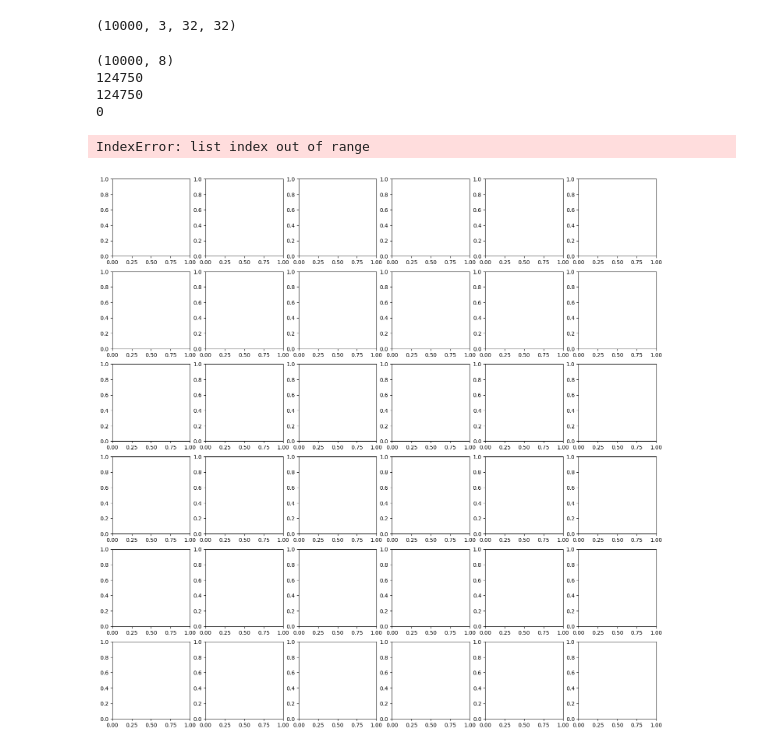
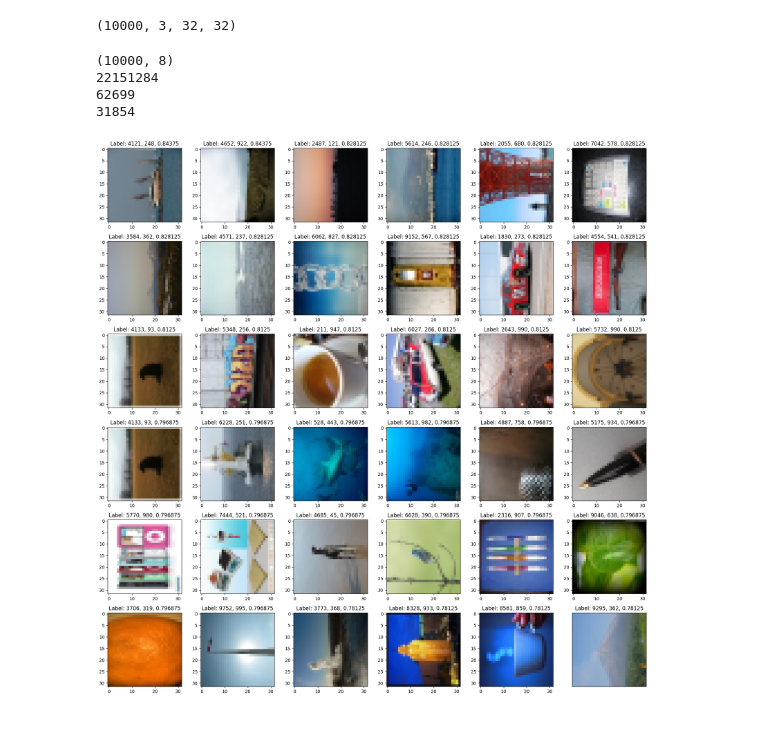
Before and after one commit to Bronomor/HashMaster, a Jupyter notebook: 6. API/Api2_Numpy.ipynb, the cells around one changed output. Drawn from its saved outputs; the diff is of its cells as text; code cells hidden in the pictures.

```diff
--- a/6. API/Api2_Numpy.ipynb
+++ b/6. API/Api2_Numpy.ipynb
@@ -89,3 +104,5 @@ CIFAR_IMAGES.shape
+# %%
+IMAGENET_IMAGES, IMAGENET_LABELS = load_databatch(IMAGENET_PATH, 1)
 # %%
 def calculate_signature_np(image_file: np.array, hash_size: int) -> np.ndarray:
     pil_image = Image.fromarray(image_file).convert("L").resize(
@@ -326,7 +251,7 @@ class cuNN:
         self.bandsNumber = size
         self.rows = int(hash_size**2 / self.bandsNumber)
         self.hash_buckets_list: List[Dict[int, List[str]]] = [dict() for _ in range(self.bandsNumber)]
-        self.signatures = np.zeros([len(images), hash_size //8 ]).astype(np.float32)
+        self.signatures = np.zeros([len(images), hash_size**2//8 ]).astype(np.float32)
         self.hash_size = hash_size
         self.images = images;
         self.size_ = size_images
@@ -343,18 +268,17 @@ class cuNN:
             self.hash_buckets_list[i][signature_band_bytes].append(idx)
 
     def compute_hash(self):
-        for i in range(0, self.images.shape[0], 500):
-            tmp_image = self.images[i:i+500]
-            tensor_image = torch.FloatTensor(tmp_image).to("cuda:0")
-            label, hash_ = model(tensor_image)
-            signatures = torch.round(hash_).cpu().detach().numpy().astype(np.int8)
 
-            idx = 0
-            for signature in signatures:
-                self.signatures[idx] = np.packbits( signature ).astype(np.float32)
-                self.fill_buckets(signature, idx)
-                idx+=1
-            return self.signatures
+        tensor_image = torch.FloatTensor(self.images).to("cuda:0")
+        label, hash_ = model(tensor_image)
+        signatures = torch.round(hash_).cpu().detach().numpy().astype(np.int8)
+
+        idx = 0
+        for signature in signatures:
+            self.signatures[idx] = np.packbits( signature ).astype(np.float32)
+            self.fill_buckets(signature, idx)
+            idx+=1
+        return self.signatures
 
     def compute_candidate(self):
         candidate_pairs = set()
@@ -404,67 +328,68 @@ class cuNN:
         near_duplicates.sort(key=lambda x:x[2], reverse=True)
         return near_duplicates
 # %%
-IMG = CIFAR_IMAGES[0:10000].reshape(10000,3,32,32)
-LABELS = CIFAR_LABELS
+#IMG = CIFAR_IMAGES[0:1000].reshape(1000,3,32,32)
+#LABELS = CIFAR_LABELS
+
+IMG = IMAGENET_IMAGES[0:10000].reshape(10000,3,32,32)
+LABELS = IMAGENET_LABELS
+
 print(IMG.shape)
 # %% [output]
 (10000, 3, 32, 32)
 # %%
-nnLSH = cuNN(8, 64, IMG, len(IMG))
-#nnLSH = cuNN(16, 8, IMG, len(IMG))
-#nnLSH = cuNN(8, 8, IMG, len(IMG))
+nnLSH = cuNN(8, 8, IMG, len(IMG))
 signatures = nnLSH.compute_hash()
 print(signatures.shape)
 
 pairs = nnLSH.compute_candidate()
 print(len(pairs))
 
-duplicates = nnLSH.check_candidate(pairs, 0.9)
+duplicates = nnLSH.check_candidate(pairs, 0.95)
 print(len(duplicates))
 
 perceptualLSH = cuPerceptual(8, 8)
 perceptualLSH.compute_hash(IMG)
-duplicates2 = perceptualLSH.recheck_candidate(duplicates,0.9)
+duplicates2 = perceptualLSH.recheck_candidate(duplicates,0.5)
 print(len(duplicates2))
 # %% [output]
 (10000, 8)
-124750
-124750
-0
+22151284
+62699
+31854
 # %%
 from matplotlib import pyplot as plt
 
 num_row = 6
 num_col = 6
 col_idx = 0
 row_idx = 0
 
 idx_start = 0;
 
 fig, axes = plt.subplots(num_row, num_col, figsize=(3*num_col,3*num_row))
 for i in range(0, num_row*num_col//2, 1):
     if col_idx >= num_col -1:
         col_idx = 0
         row_idx += 1
 
     ax = axes[row_idx, col_idx]
     ax.imshow(IMG[duplicates2[i + idx_start ][0]].reshape(3,32,32).T)
-    ax.set_title(f"""Label: {duplicates2[i + idx_start ][0]}, {CIFAR_LABELS[duplicates2[i + idx_start ][0]]}, {duplicates2[i + idx_start][2]}""")
+    ax.set_title(f"""Label: {duplicates2[i + idx_start ][0]}, {LABELS[duplicates2[i + idx_start ][0]]}, {duplicates2[i + idx_start][2]}""")
 
     col_idx += 1
     ax = axes[row_idx, col_idx]
     ax.imshow(IMG[duplicates2[i + idx_start][1]].reshape(3,32,32).T)
-    ax.set_title(f"""Label: {duplicates2[i + idx_start][1]}, {CIFAR_LABELS[duplicates2[i + idx_start][1]]}, {duplicates2[i + idx_start][2]}""")
+    ax.set_title(f"""Label: {duplicates2[i + idx_start][1]}, {LABELS[duplicates2[i + idx_start][1]]}, {duplicates2[i + idx_start][2]}""")
     col_idx += 1
 
 plt.tight_layout()
 plt.xticks([])
 plt.yticks([])
 
 plt.show()
 # %% [output]
-IndexError: list index out of range
-[figure, old version]
+[figure, new version]
 # %%
 withoutLastElements = 0#577600
 sumTrueDuplicates = 0
```
Also changed, not shown: parts of 11 cells of this notebook, 13 other files.
